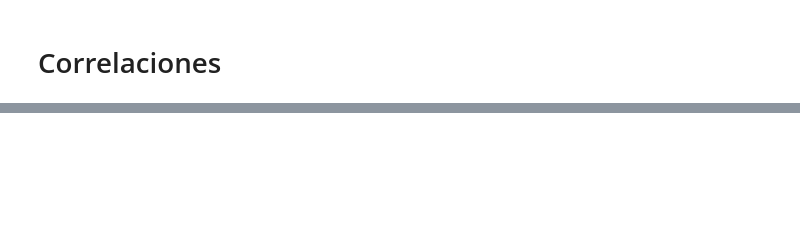
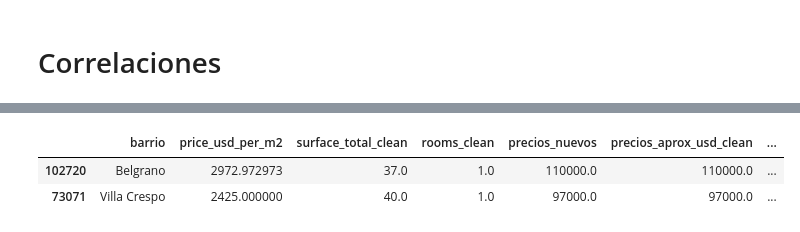
Before and after one commit to juansv2k2/property-price-analysis, a Jupyter notebook: tp1.ipynb, the cells around one changed output, grey strips where cells are left out. Saved outputs shown, nothing was run; the diff lists cells and outputs as text; code cells hidden in the pictures; blank space fills up the shorter version.

```diff
--- a/tp1.ipynb
+++ b/tp1.ipynb
@@ -1790,0 +2587,5 @@ properatti_df_clean.columns
+# %%
+mask_bs_as=properatti_df["ciudad"]=="Ciudad Autonoma de Buenos Aires"
+# %%
+properatti_bs_as=properatti_df[mask_bs_as]
+properatti_bs_as.columns.tolist()
@@ -1790,0 +2610,8 @@ properatti_df_clean.columns
+# %%
+properatti_bs_as=properatti_bs_as.loc[:,['barrio', 'price_usd_per_m2', 'surface_total_clean', 'rooms_clean', 'precios_nuevos','precios_aprox_usd_clean', 'amenities','estacionamiento', 'sum', 'pileta', 'parrilla', 'gimnasio', 'lavadero', 'solarium', 'quincho', 'baulera', 'terraza']]
+# %%
+properatti_bs_as.sample(2)
+# %% [output]
+|  | barrio | price_usd_per_m2 | surface_total_clean | rooms_clean | precios_nuevos | precios_aprox_usd_clean | ... |
+| 102720 | Belgrano | 2972.972973 | 37.0 | 1.0 | 110000.0 | 110000.0 | ... |
+| 73071 | Villa Crespo | 2425.000000 | 40.0 | 1.0 | 97000.0 | 97000.0 | ... |
```
Also changed, not shown: parts of 127 cells of this notebook.
